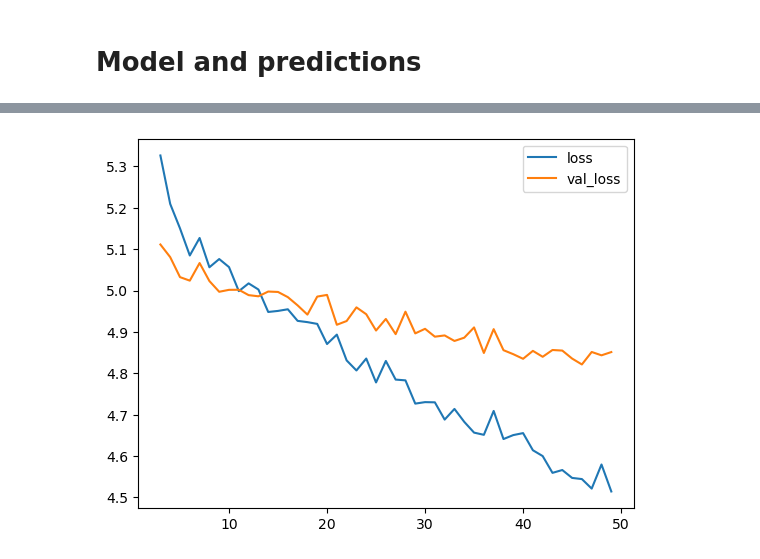
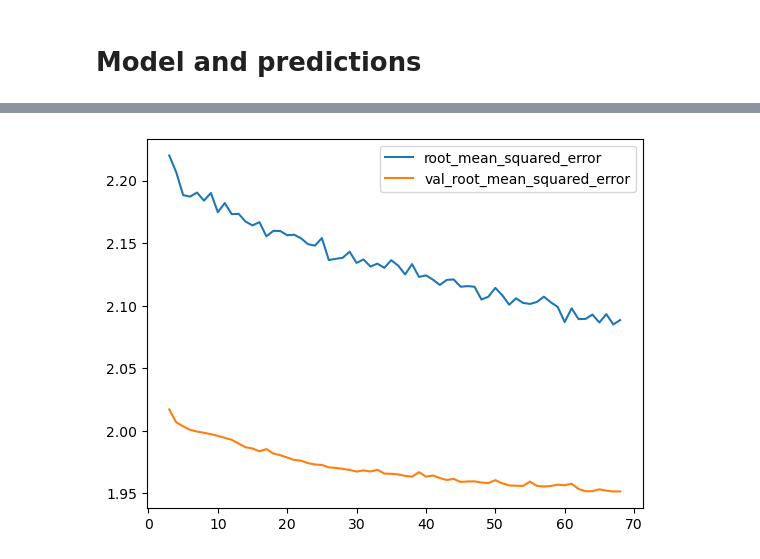
Before and after one commit to EdvinasStonevicius/LT-national-salary-analysis, a Jupyter notebook: python/03-Machine_learning_0_NN_TF_dataset.ipynb, the cells around one changed output, grey strips where cells are left out. Cells and saved outputs as stored; diff of their text form; code cells hidden in the pictures.

```diff
--- a/python/03-Machine_learning_0_NN_TF_dataset.ipynb
+++ b/python/03-Machine_learning_0_NN_TF_dataset.ipynb
@@ -55,7 +55,8 @@ print(train.shape, val.shape, test.shape)
 Based on: https://www.tensorflow.org/tutorials/structured_data/preprocessing_layers#create_compile_and_train_the_model
 # %%
 def df_to_dataset(dataframe, shuffle=True, batch_size=32):
-  df = dataframe.copy()
+  df = dataframe
+  #df = dataframe.copy()
   labels = df.pop('target')
   df = {key: value.to_numpy()[:,tf.newaxis] for key, value in dataframe.items()}
   ds = tf.data.Dataset.from_tensor_slices((dict(df), labels))
@@ -134,8 +135,8 @@ for header in categorical_cols:
 # Model and predictions
 # %%
 all_features = tf.keras.layers.concatenate(encoded_features)
-x = tf.keras.layers.Dense(60, activation="relu")(all_features)
-x = tf.keras.layers.Dropout(0.5)(x)
+x = tf.keras.layers.Dense(64, activation="relu")(all_features)
+x = tf.keras.layers.Dropout(0.3)(x)
 output = tf.keras.layers.Dense(1)(x)
 
 model = tf.keras.Model(all_inputs, output)
@@ -146,7 +147,7 @@ model.compile(optimizer='adam',
 # %%
 early_stopping = tf.keras.callbacks.EarlyStopping(
     min_delta=0.001,
-    patience=10,
+    patience=5,
     restore_best_weights=True,
 )
 # %%
@@ -157,6 +158,6 @@ history = model.fit(train_ds,
     verbose=0)
 # %%
 history_df = pd.DataFrame(history.history)
-history_df.loc[3:, ['loss', 'val_loss']].plot();
-print("Minimum validation loss: {}".format(history_df['val_loss'].min()))
+history_df.loc[3:, ['root_mean_squared_error', 'val_root_mean_squared_error']].plot();
+print("Minimum validation RMSE: {}".format(history_df['val_root_mean_squared_error'].min()))
 # %% [output]
@@ -164,4 +165,4 @@ Minimum validation loss: 4.821390151977539
-[figure, old version]
+[figure, new version]
 # %%
 loss, rmse = model.evaluate(test_ds)
 print("RMSE", rmse)
```
Also changed, not shown: parts of 2 cells of this notebook, 1 other file.
